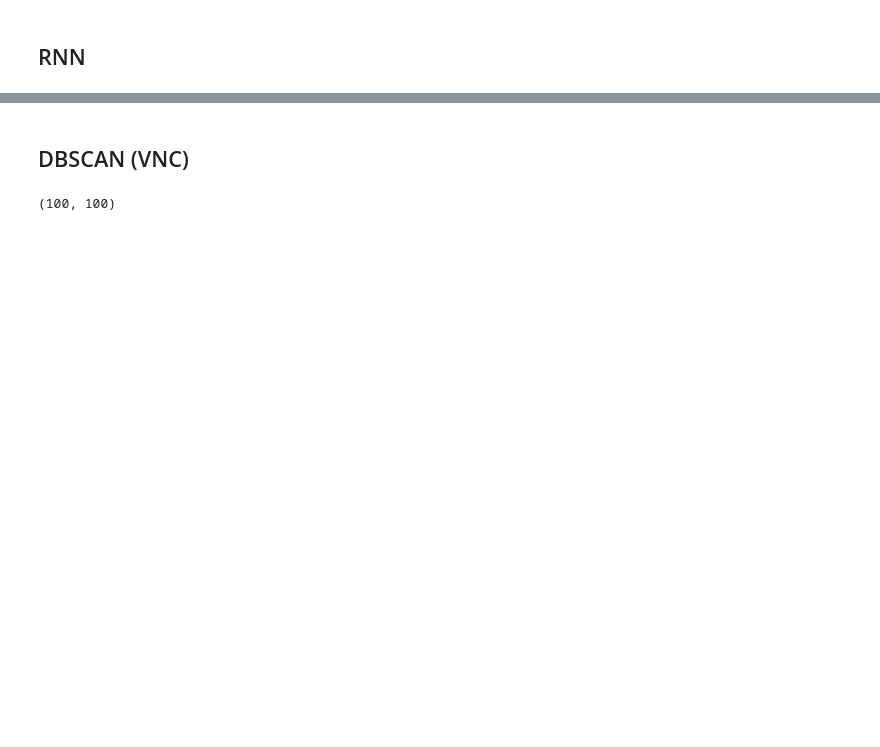
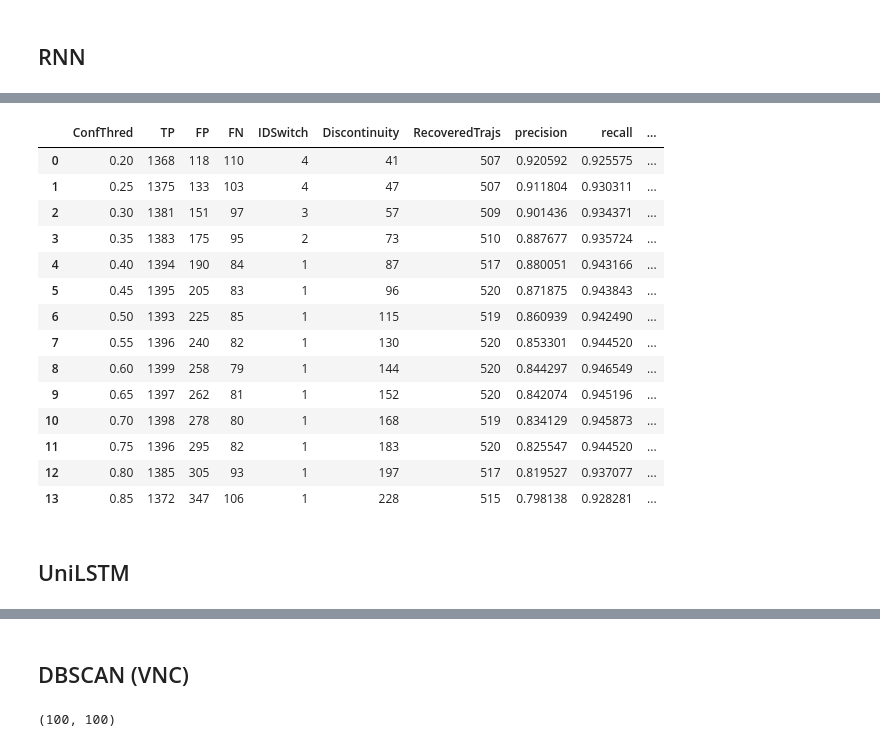
Before and after one commit to jksdbks123/Lidar-Tracker, a Jupyter notebook: ContextAware/DeepLearning/Evaluation2ndRevision.ipynb, the cells around one changed output, grey strips where cells are left out. Cells and saved outputs as stored; diff of their text form; code cells hidden in the pictures; blank space fills up the shorter version.

```diff
--- a/ContextAware/DeepLearning/Evaluation2ndRevision.ipynb
+++ b/ContextAware/DeepLearning/Evaluation2ndRevision.ipynb
@@ -437,0 +664,20 @@ df['F1'] = 2 * df['precision'] * df['recall'] / (df['precision'] + df['recall'])
+# %%
+df
+# %% [output]
+|  | ConfThred | TP | FP | FN | IDSwitch | Discontinuity | RecoveredTrajs | precision | recall | ... |
+| 0 | 0.20 | 1368 | 118 | 110 | 4 | 41 | 507 | 0.920592 | 0.925575 | ... |
+| 1 | 0.25 | 1375 | 133 | 103 | 4 | 47 | 507 | 0.911804 | 0.930311 | ... |
+| 2 | 0.30 | 1381 | 151 | 97 | 3 | 57 | 509 | 0.901436 | 0.934371 | ... |
+| 3 | 0.35 | 1383 | 175 | 95 | 2 | 73 | 510 | 0.887677 | 0.935724 | ... |
+| 4 | 0.40 | 1394 | 190 | 84 | 1 | 87 | 517 | 0.880051 | 0.943166 | ... |
+| 5 | 0.45 | 1395 | 205 | 83 | 1 | 96 | 520 | 0.871875 | 0.943843 | ... |
+| 6 | 0.50 | 1393 | 225 | 85 | 1 | 115 | 519 | 0.860939 | 0.942490 | ... |
+| 7 | 0.55 | 1396 | 240 | 82 | 1 | 130 | 520 | 0.853301 | 0.944520 | ... |
+| 8 | 0.60 | 1399 | 258 | 79 | 1 | 144 | 520 | 0.844297 | 0.946549 | ... |
+| 9 | 0.65 | 1397 | 262 | 81 | 1 | 152 | 520 | 0.842074 | 0.945196 | ... |
+| 10 | 0.70 | 1398 | 278 | 80 | 1 | 168 | 519 | 0.834129 | 0.945873 | ... |
+| 11 | 0.75 | 1396 | 295 | 82 | 1 | 183 | 520 | 0.825547 | 0.944520 | ... |
+| 12 | 0.80 | 1385 | 305 | 93 | 1 | 197 | 517 | 0.819527 | 0.937077 | ... |
+| 13 | 0.85 | 1372 | 347 | 106 | 1 | 228 | 515 | 0.798138 | 0.928281 | ... |
+# %% [markdown]
+## UniLSTM
```
Also changed, not shown: parts of 14 cells of this notebook, 2 other files.
